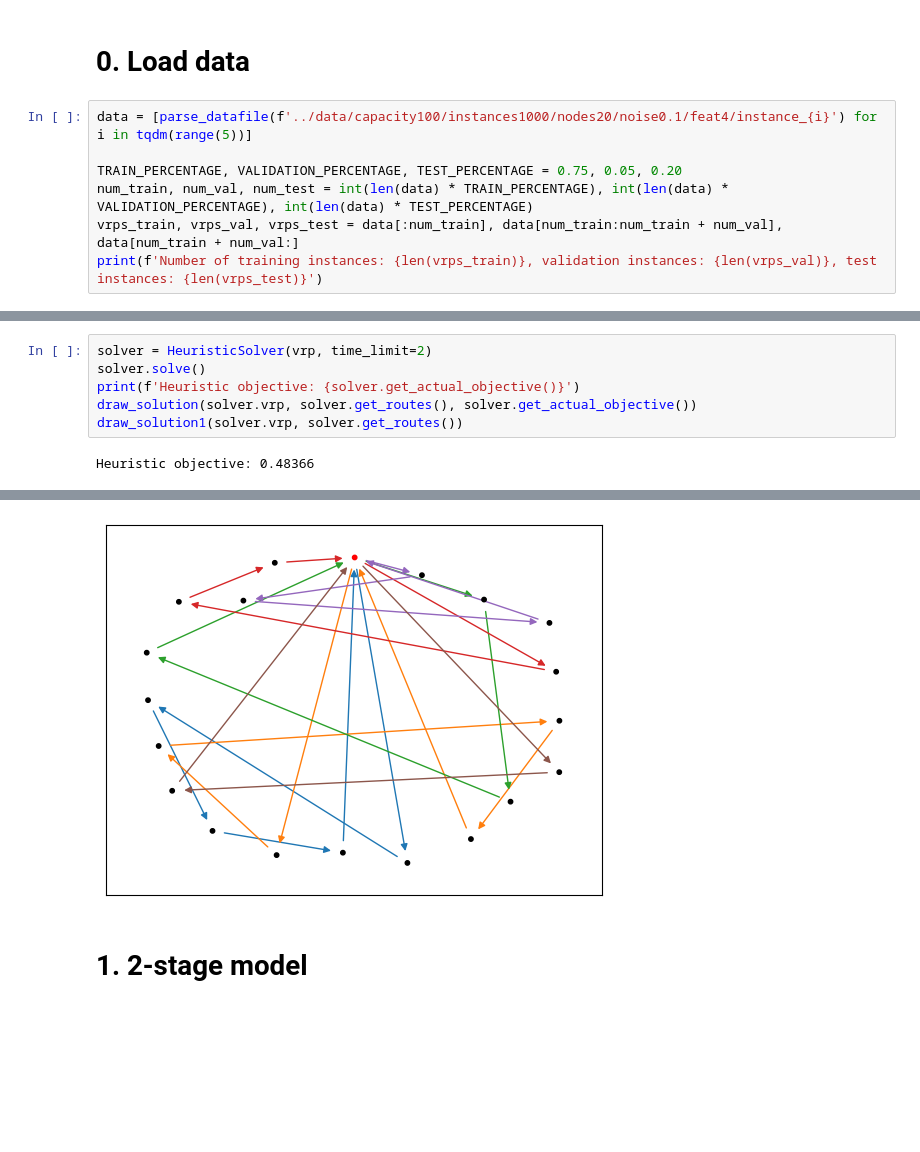
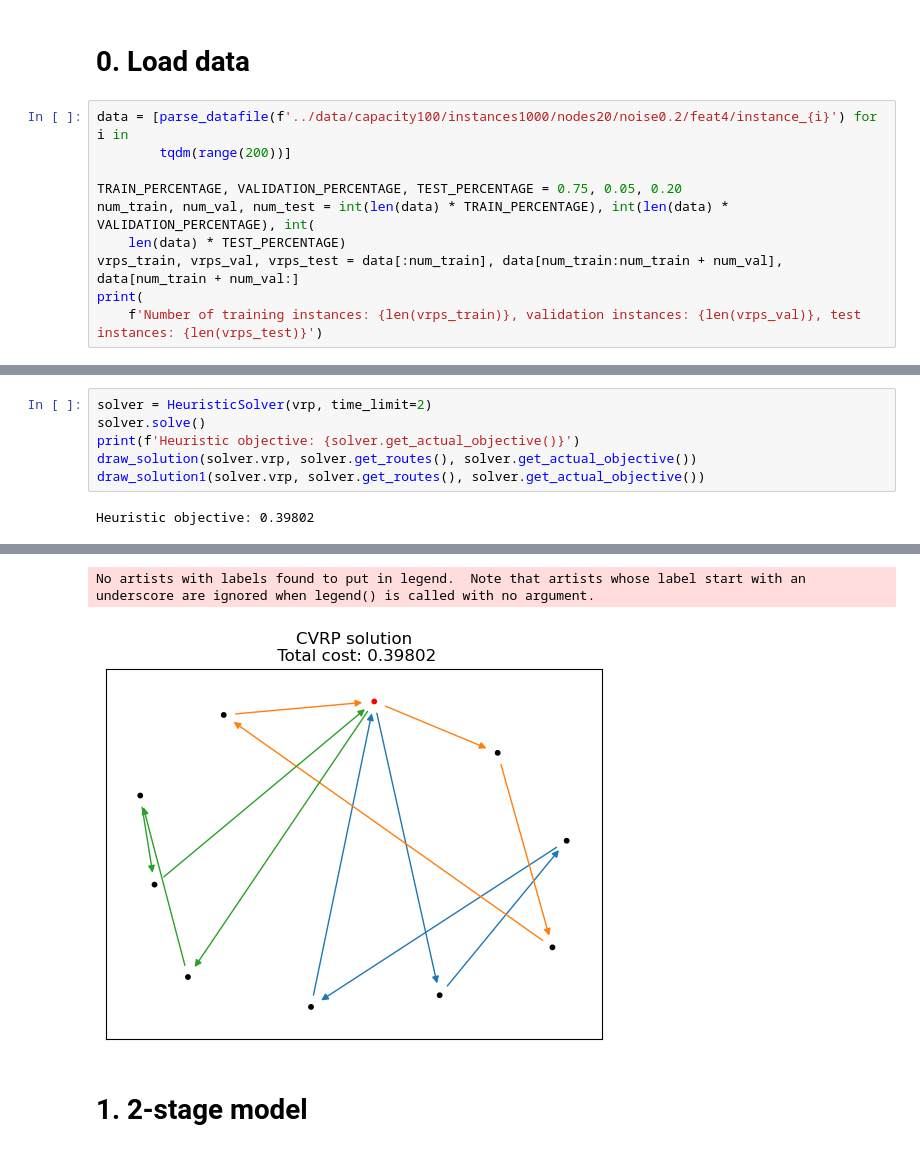
Before and after one commit to kostis-init/DFL-VRP, a Jupyter notebook: notebooks/1.ipynb, the cells around one changed output, grey strips where cells are left out. Drawn from its saved outputs; the diff is of its cells as text; blank space fills up the shorter version.

Commit message:
Add plot scripts and figures

```diff
--- a/notebooks/1.ipynb
+++ b/notebooks/1.ipynb
@@ -15,10 +15,13 @@ The autoreload extension is already loaded. To reload it, use:
 # %% [markdown]
 # 0. Load data
 # %%
-data = [parse_datafile(f'../data/capacity100/instances1000/nodes20/noise0.1/feat4/instance_{i}') for i in tqdm(range(5))]
+data = [parse_datafile(f'../data/capacity100/instances1000/nodes20/noise0.2/feat4/instance_{i}') for i in
+        tqdm(range(200))]
 
 TRAIN_PERCENTAGE, VALIDATION_PERCENTAGE, TEST_PERCENTAGE = 0.75, 0.05, 0.20
-num_train, num_val, num_test = int(len(data) * TRAIN_PERCENTAGE), int(len(data) * VALIDATION_PERCENTAGE), int(len(data) * TEST_PERCENTAGE)
+num_train, num_val, num_test = int(len(data) * TRAIN_PERCENTAGE), int(len(data) * VALIDATION_PERCENTAGE), int(
+    len(data) * TEST_PERCENTAGE)
 vrps_train, vrps_val, vrps_test = data[:num_train], data[num_train:num_train + num_val], data[num_train + num_val:]
-print(f'Number of training instances: {len(vrps_train)}, validation instances: {len(vrps_val)}, test instances: {len(vrps_test)}')
+print(
+    f'Number of training instances: {len(vrps_train)}, validation instances: {len(vrps_val)}, test instances: {len(vrps_test)}')
 # %% [output]
@@ -43,6 +113,6 @@ solver = HeuristicSolver(vrp, time_limit=2)
 solver.solve()
 print(f'Heuristic objective: {solver.get_actual_objective()}')
 draw_solution(solver.vrp, solver.get_routes(), solver.get_actual_objective())
-draw_solution1(solver.vrp, solver.get_routes())
+draw_solution1(solver.vrp, solver.get_routes(), solver.get_actual_objective())
 # %% [output]
-Heuristic objective: 0.48366
+Heuristic objective: 0.39802
@@ -50,4 +120,5 @@ Heuristic objective: 0.48366
+No artists with labels found to put in legend.  Note that artists whose label start with an underscore are ignored when legend() is called with no argument.
-[figure, old version]
+[figure, new version]
 # %% [markdown]
 # 1. 2-stage model
 # %%
```
Also changed, not shown: parts of 11 cells of this notebook, 13 other files.
